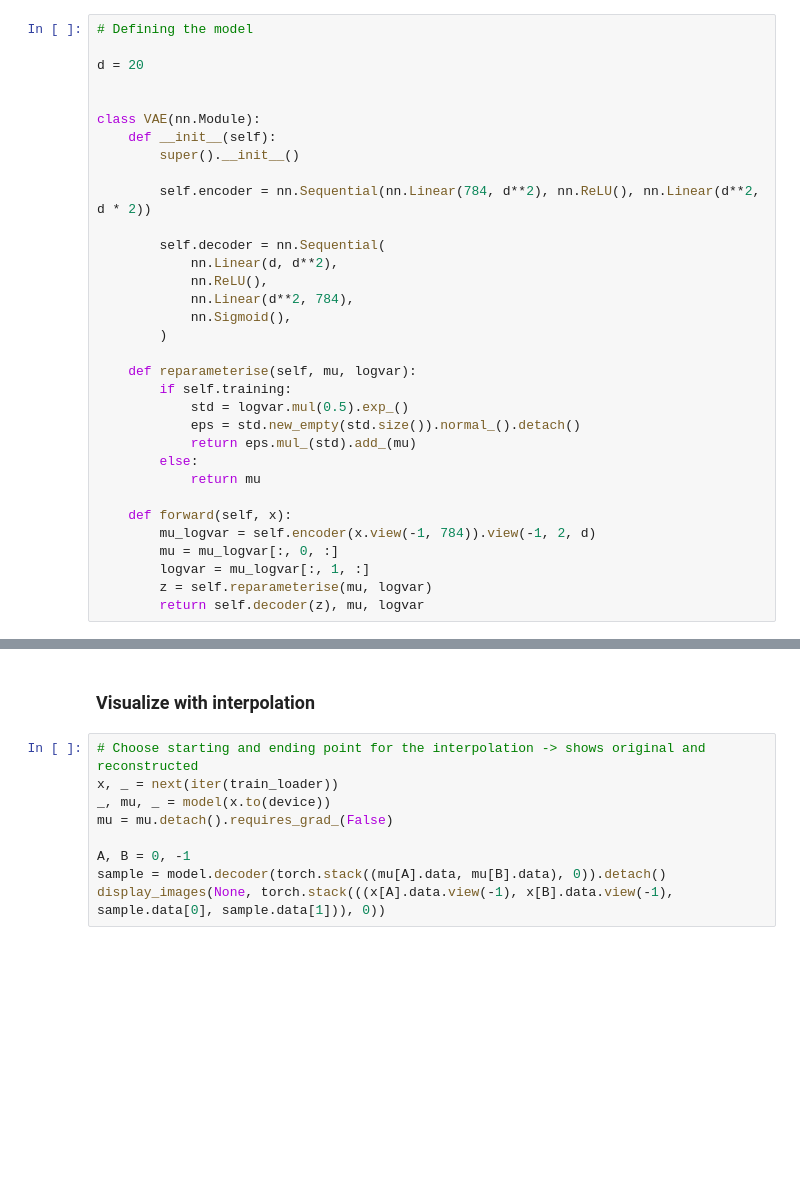
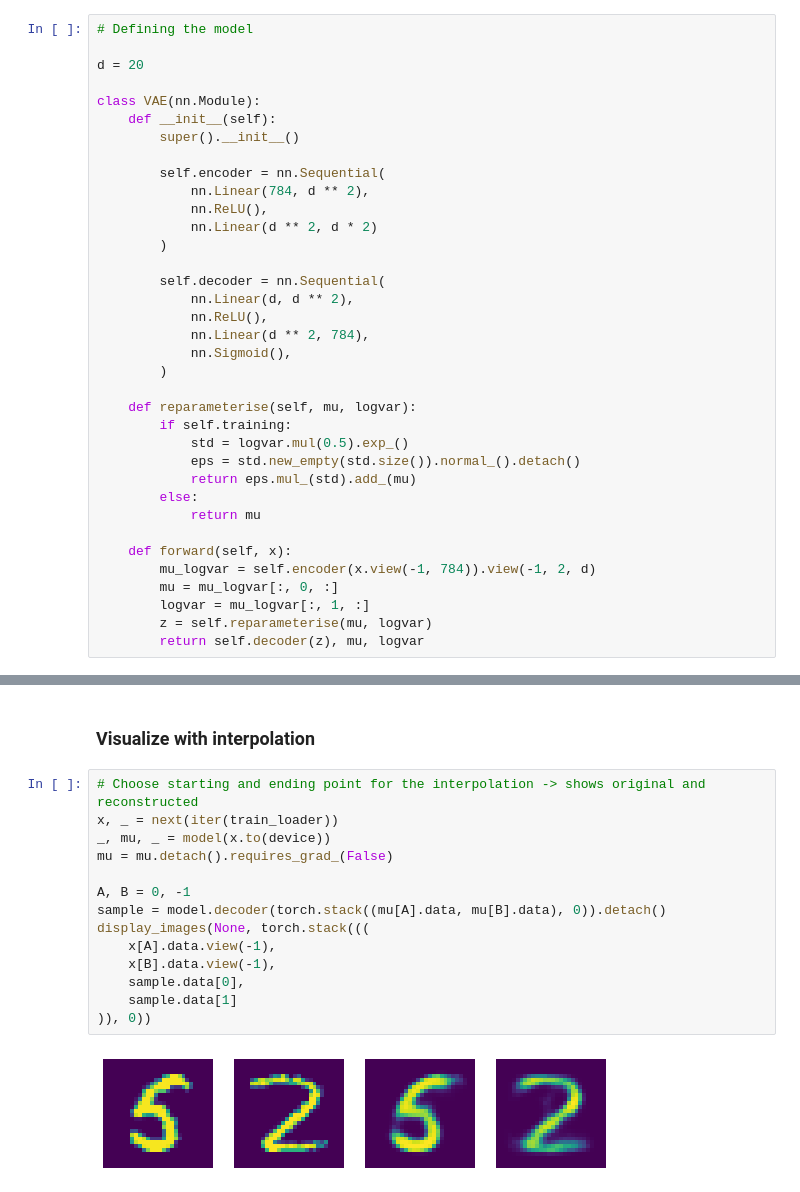
Before and after one commit to makinarocks/link-example, a Jupyter notebook: examples/vae_mnist_generation.ipynb, the cells around one changed output, grey strips where cells are left out. Saved outputs shown, nothing was run; the diff lists cells and outputs as text; blank space fills up the shorter version.

```diff
--- a/examples/vae_mnist_generation.ipynb
+++ b/examples/vae_mnist_generation.ipynb
@@ -69,17 +57,20 @@ for i in range(10):
 
 d = 20
 
-
 class VAE(nn.Module):
     def __init__(self):
         super().__init__()
 
-        self.encoder = nn.Sequential(nn.Linear(784, d**2), nn.ReLU(), nn.Linear(d**2, d * 2))
+        self.encoder = nn.Sequential(
+            nn.Linear(784, d ** 2),
+            nn.ReLU(),
+            nn.Linear(d ** 2, d * 2)
+        )
 
         self.decoder = nn.Sequential(
-            nn.Linear(d, d**2),
+            nn.Linear(d, d ** 2),
             nn.ReLU(),
-            nn.Linear(d**2, 784),
+            nn.Linear(d ** 2, 784),
             nn.Sigmoid(),
         )
 
@@ -221,12 +210,19 @@ display_images(None, sample, N // 4, count=True)
 # %%
 # Choose starting and ending point for the interpolation -> shows original and reconstructed
 x, _ = next(iter(train_loader))
 _, mu, _ = model(x.to(device))
 mu = mu.detach().requires_grad_(False)
 
 A, B = 0, -1
 sample = model.decoder(torch.stack((mu[A].data, mu[B].data), 0)).detach()
-display_images(None, torch.stack(((x[A].data.view(-1), x[B].data.view(-1), sample.data[0], sample.data[1])), 0))
+display_images(None, torch.stack(((
+    x[A].data.view(-1),
+    x[B].data.view(-1),
+    sample.data[0],
+    sample.data[1]
+)), 0))
+# %% [output]
+[figure, added]
 # %%
 # Perform an interpolation between input A and B, in N steps
 N = 16
```
Also changed, not shown: parts of 13 cells of this notebook, 1 other file.
